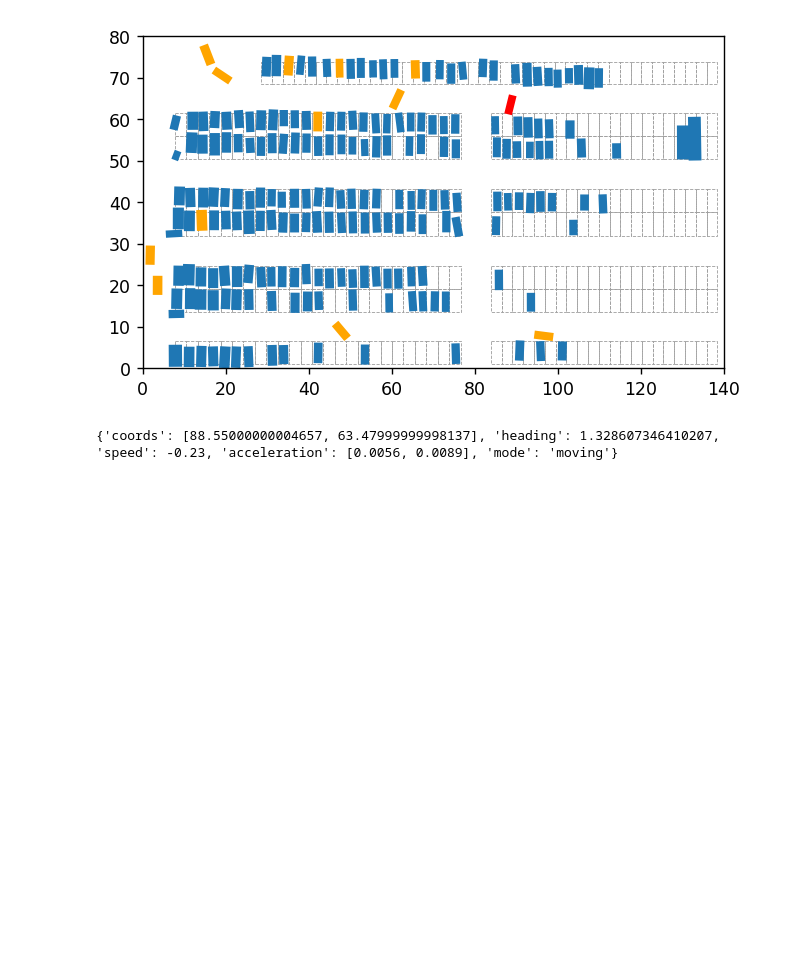
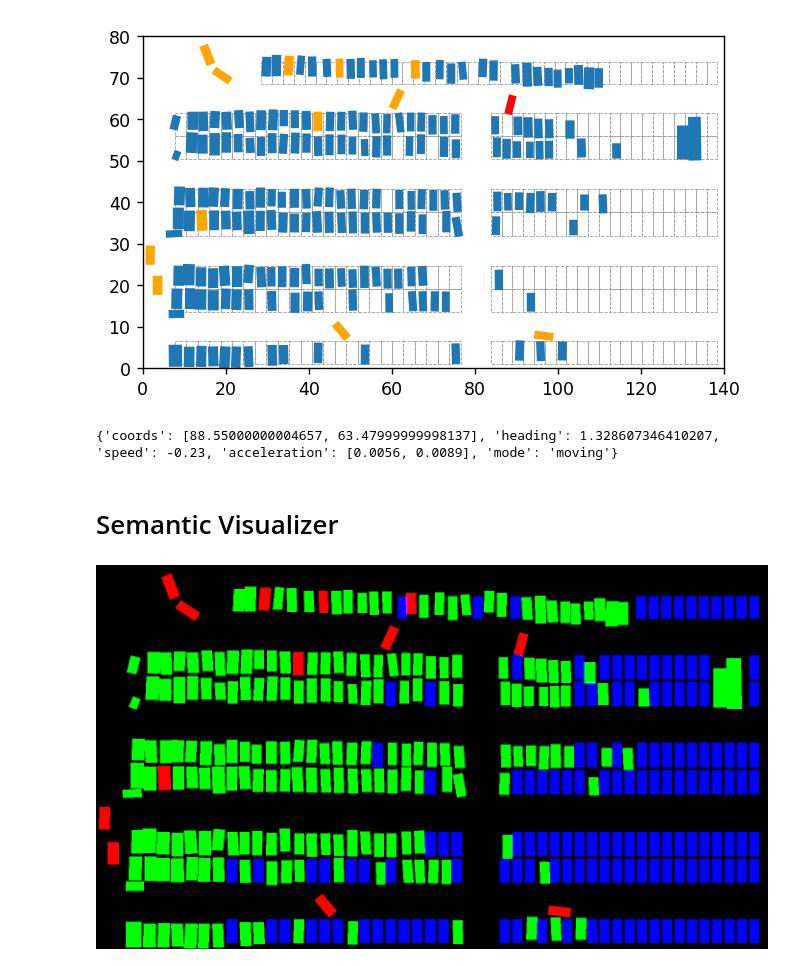
Before and after one commit to MPC-Berkeley/dlp-dataset, a Jupyter notebook: visualization.ipynb, the cells around one changed output. Saved outputs shown, nothing was run; the diff lists cells and outputs as text; code cells hidden in the pictures; blank space fills up the shorter version.

Commit message:
semantic visualizer

```diff
--- a/visualization.ipynb
+++ b/visualization.ipynb
@@ -28,3 +30,12 @@ The type of this instance is Car
 print(ds.states_from_utm(frame['instances'][0]))
 # %% [output]
 {'coords': [88.55000000004657, 63.47999999998137], 'heading': 1.328607346410207, 'speed': -0.23, 'acceleration': [0.0056, 0.0089], 'mode': 'moving'}
+# %% [markdown]
+# Semantic Visualizer
+# %%
+smt_vis = SemanticVisualizer(ds)
+# %%
+scene = ds.get('scene', ds.list_scenes()[0])
+smt_vis.plot_frame(scene['first_frame'])
+# %% [output]
+[figure, added]
```
Also changed, not shown: parts of 2 cells of this notebook, 1 other file.
